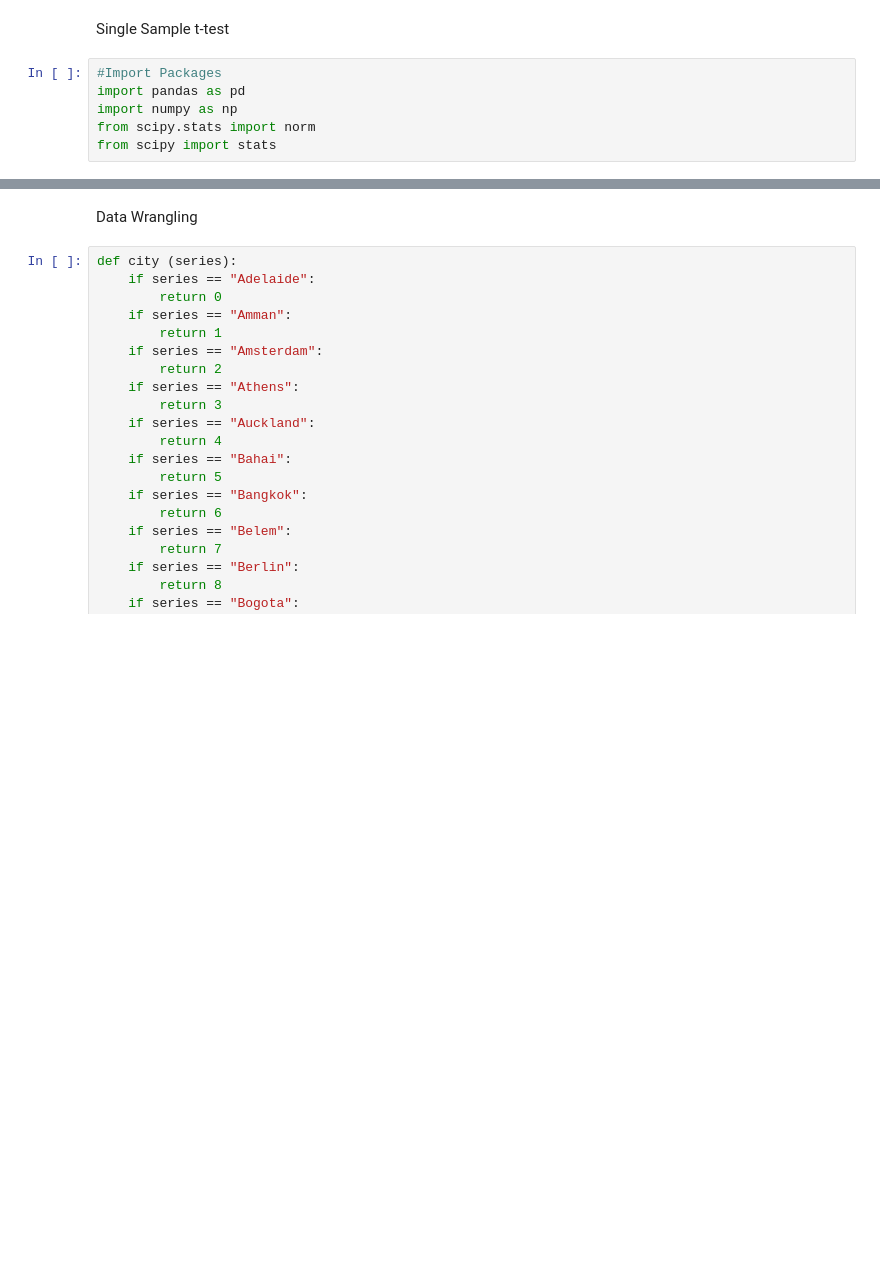
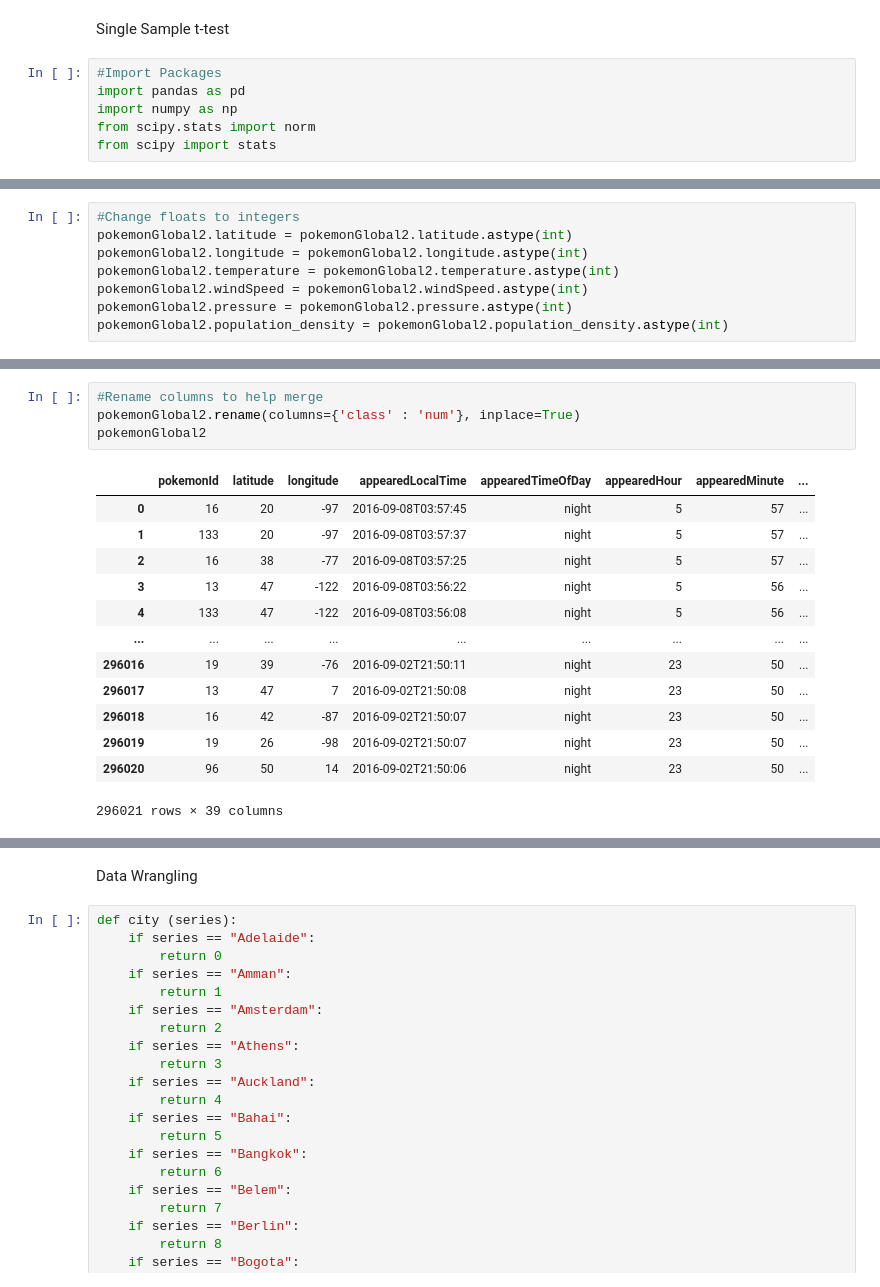
Before and after one commit to Kpautin94/FinalProject2, a Jupyter notebook: Notebooks/PokemonGo300kAnalysis.ipynb, the cells around one changed output, grey strips where cells are left out. Saved outputs shown, nothing was run; the diff lists cells and outputs as text; blank space fills up the shorter version.

```diff
--- a/Notebooks/PokemonGo300kAnalysis.ipynb
+++ b/Notebooks/PokemonGo300kAnalysis.ipynb
@@ -25,0 +86,8 @@ pokemon
+# %%
+#Change floats to integers
+pokemonGlobal2.latitude = pokemonGlobal2.latitude.astype(int)
+pokemonGlobal2.longitude = pokemonGlobal2.longitude.astype(int)
+pokemonGlobal2.temperature = pokemonGlobal2.temperature.astype(int)
+pokemonGlobal2.windSpeed = pokemonGlobal2.windSpeed.astype(int)
+pokemonGlobal2.pressure = pokemonGlobal2.pressure.astype(int)
+pokemonGlobal2.population_density = pokemonGlobal2.population_density.astype(int)
@@ -25,0 +115,18 @@ pokemon
+# %%
+#Rename columns to help merge
+pokemonGlobal2.rename(columns={'class' : 'num'}, inplace=True)
+pokemonGlobal2
+# %% [output]
+|  | pokemonId | latitude | longitude | appearedLocalTime | appearedTimeOfDay | appearedHour | appearedMinute | ... |
+| 0 | 16 | 20 | -97 | 2016-09-08T03:57:45 | night | 5 | 57 | ... |
+| 1 | 133 | 20 | -97 | 2016-09-08T03:57:37 | night | 5 | 57 | ... |
+| 2 | 16 | 38 | -77 | 2016-09-08T03:57:25 | night | 5 | 57 | ... |
+| 3 | 13 | 47 | -122 | 2016-09-08T03:56:22 | night | 5 | 56 | ... |
+| 4 | 133 | 47 | -122 | 2016-09-08T03:56:08 | night | 5 | 56 | ... |
+| ... | ... | ... | ... | ... | ... | ... | ... | ... |
+| 296016 | 19 | 39 | -76 | 2016-09-02T21:50:11 | night | 23 | 50 | ... |
+| 296017 | 13 | 47 | 7 | 2016-09-02T21:50:08 | night | 23 | 50 | ... |
+| 296018 | 16 | 42 | -87 | 2016-09-02T21:50:07 | night | 23 | 50 | ... |
+| 296019 | 19 | 26 | -98 | 2016-09-02T21:50:07 | night | 23 | 50 | ... |
+| 296020 | 96 | 50 | 14 | 2016-09-02T21:50:06 | night | 23 | 50 | ... |
+296021 rows × 39 columns
```
Also changed, not shown: parts of 22 cells of this notebook.
